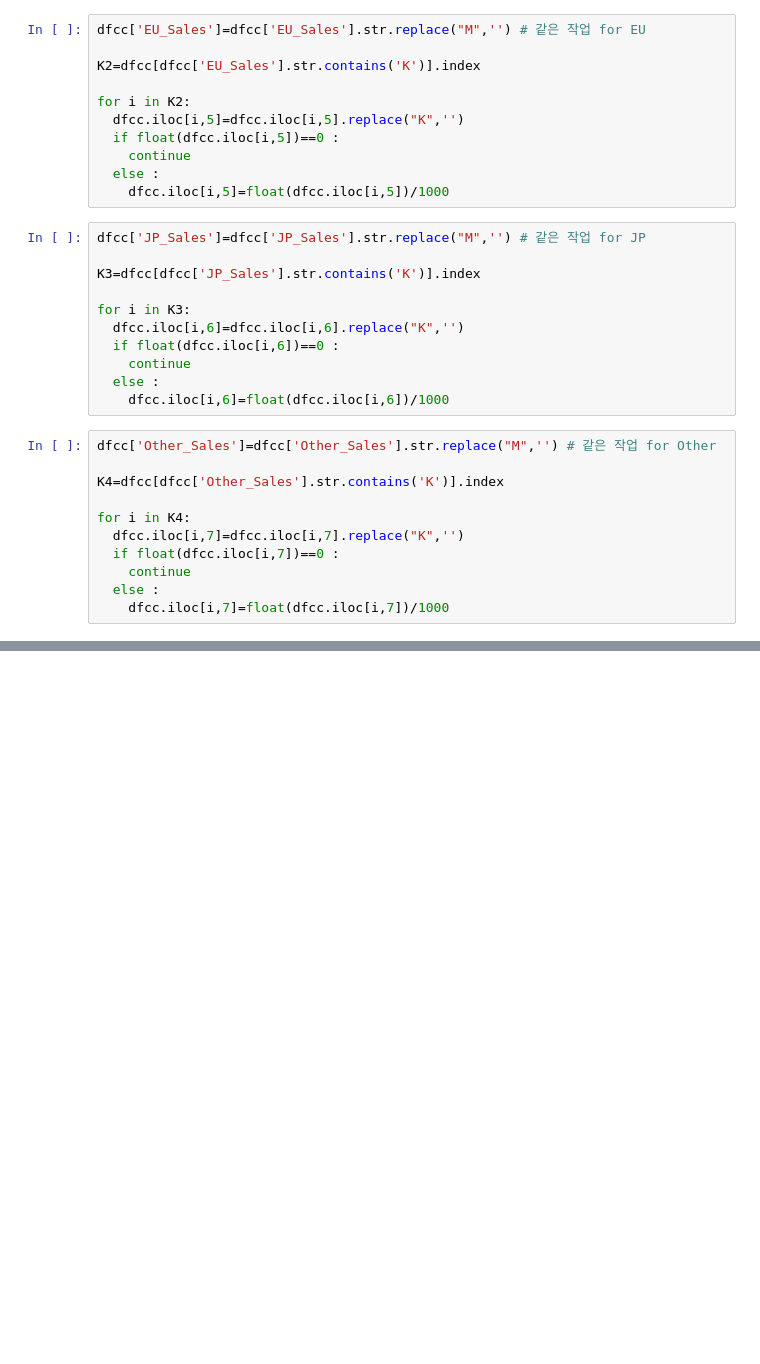
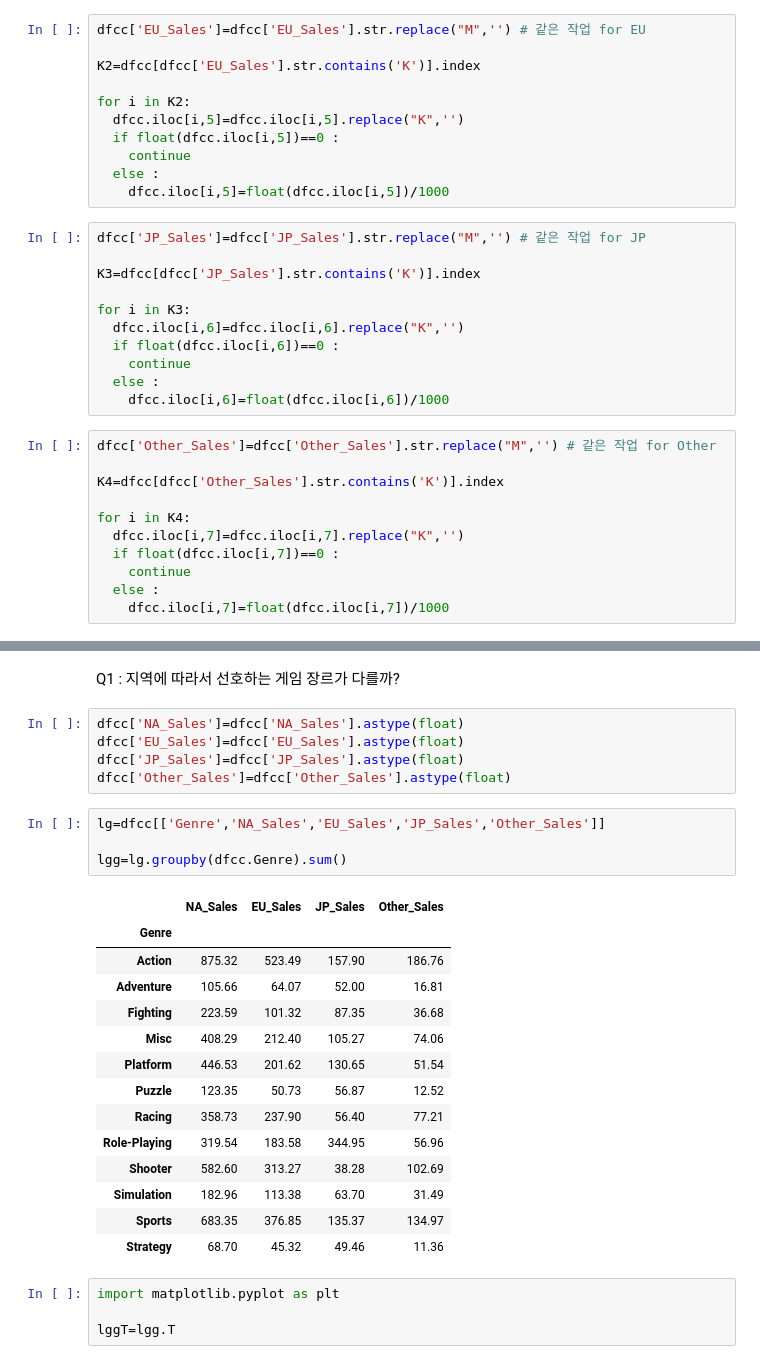
Before and after one commit to IlsuSong/Section1_Project, a Jupyter notebook: AI_14_송일수_Section1.ipynb, the cells around one changed output, grey strips where cells are left out. Drawn from its saved outputs; the diff is of its cells as text; blank space fills up the shorter version.

```diff
--- a/AI_14_송일수_Section1.ipynb
+++ b/AI_14_송일수_Section1.ipynb
@@ -182,0 +149,30 @@ dfcc.sample(50)
+# %% [markdown]
+Q1 : 지역에 따라서 선호하는 게임 장르가 다를까?
+# %%
+dfcc['NA_Sales']=dfcc['NA_Sales'].astype(float)
+dfcc['EU_Sales']=dfcc['EU_Sales'].astype(float)
+dfcc['JP_Sales']=dfcc['JP_Sales'].astype(float)
+dfcc['Other_Sales']=dfcc['Other_Sales'].astype(float)
+# %%
+lg=dfcc[['Genre','NA_Sales','EU_Sales','JP_Sales','Other_Sales']]
+
+lgg=lg.groupby(dfcc.Genre).sum()
+# %% [output]
+|  | NA_Sales | EU_Sales | JP_Sales | Other_Sales |
+| Genre |  |  |  |  |
+| Action | 875.32 | 523.49 | 157.90 | 186.76 |
+| Adventure | 105.66 | 64.07 | 52.00 | 16.81 |
+| Fighting | 223.59 | 101.32 | 87.35 | 36.68 |
+| Misc | 408.29 | 212.40 | 105.27 | 74.06 |
+| Platform | 446.53 | 201.62 | 130.65 | 51.54 |
+| Puzzle | 123.35 | 50.73 | 56.87 | 12.52 |
+| Racing | 358.73 | 237.90 | 56.40 | 77.21 |
+| Role-Playing | 319.54 | 183.58 | 344.95 | 56.96 |
+| Shooter | 582.60 | 313.27 | 38.28 | 102.69 |
+| Simulation | 182.96 | 113.38 | 63.70 | 31.49 |
+| Sports | 683.35 | 376.85 | 135.37 | 134.97 |
+| Strategy | 68.70 | 45.32 | 49.46 | 11.36 |
+# %%
+import matplotlib.pyplot as plt
+
+lggT=lgg.T
```
Also changed, not shown: parts of 5 cells of this notebook.
